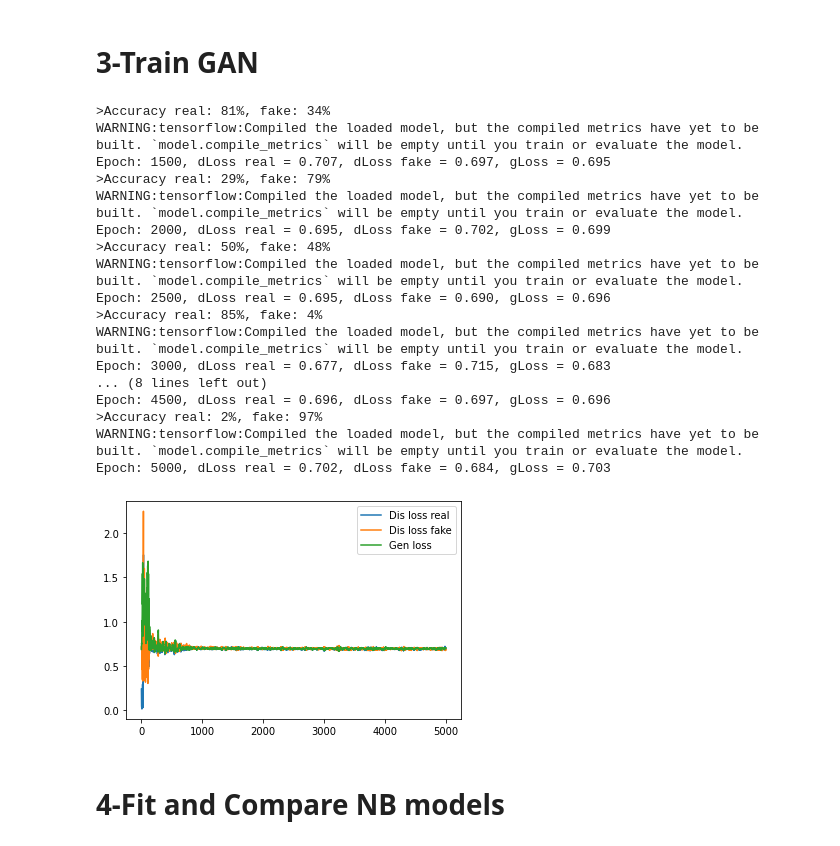
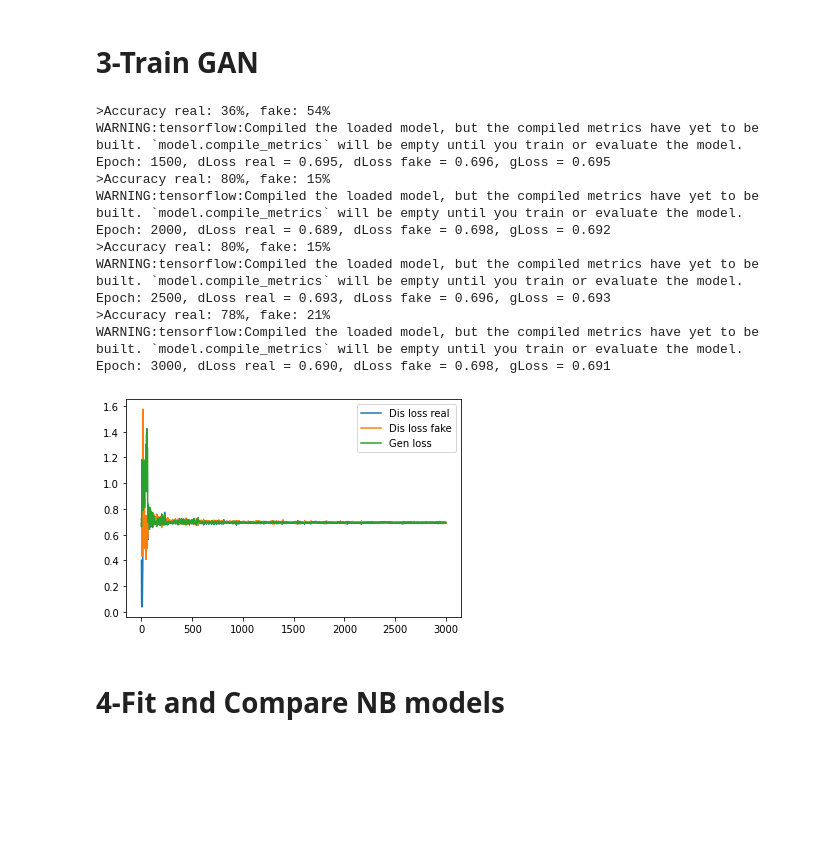
Before and after one commit to mz-zarei/CGAN-Augmentation, a Jupyter notebook: RealDataAugmentation_CGAN.ipynb, the cells around one changed output. Saved outputs shown, nothing was run; the diff lists cells and outputs as text; code cells hidden in the pictures; blank space fills up the shorter version.

```diff
--- a/RealDataAugmentation_CGAN.ipynb
+++ b/RealDataAugmentation_CGAN.ipynb
@@ -277,38 +295,33 @@ CrashData.head()
 # %%
 y_train1 = CrashData[target]
 x_train1 = CrashData[x_columns]
 
-gen_lr, dis_lr, gen_dec, dis_dec, n_epochs, n_batch = 0.001, 0.001, 0.001, 0.001, 5000, int(25)  # FI crash
+gen_lr, dis_lr, gen_dec, dis_dec, n_epochs, n_batch = 0.001, 0.001, 0.001, 0.001, 3000, int(25)  # FI crash
 
 # create the discriminator
 d_model = define_discriminator()
 # create the generator
 g_model = define_generator(latent_dim)
 # create the gan
 gan_model = define_gan(g_model, d_model)
 # load image data
 dataset = load_real_samples(x_train1,y_train1)
 # # train model
 d1_hist, d2_hist, g_hist = train(g_model, d_model, gan_model, dataset, latent_dim, n_epochs, n_batch)
 # %% [output]
->Accuracy real: 81%, fake: 34%
+>Accuracy real: 36%, fake: 54%
 WARNING:tensorflow:Compiled the loaded model, but the compiled metrics have yet to be built. `model.compile_metrics` will be empty until you train or evaluate the model.
-Epoch: 1500, dLoss real = 0.707, dLoss fake = 0.697, gLoss = 0.695
->Accuracy real: 29%, fake: 79%
+Epoch: 1500, dLoss real = 0.695, dLoss fake = 0.696, gLoss = 0.695
+>Accuracy real: 80%, fake: 15%
 WARNING:tensorflow:Compiled the loaded model, but the compiled metrics have yet to be built. `model.compile_metrics` will be empty until you train or evaluate the model.
-Epoch: 2000, dLoss real = 0.695, dLoss fake = 0.702, gLoss = 0.699
->Accuracy real: 50%, fake: 48%
+Epoch: 2000, dLoss real = 0.689, dLoss fake = 0.698, gLoss = 0.692
+>Accuracy real: 80%, fake: 15%
 WARNING:tensorflow:Compiled the loaded model, but the compiled metrics have yet to be built. `model.compile_metrics` will be empty until you train or evaluate the model.
-Epoch: 2500, dLoss real = 0.695, dLoss fake = 0.690, gLoss = 0.696
->Accuracy real: 85%, fake: 4%
+Epoch: 2500, dLoss real = 0.693, dLoss fake = 0.696, gLoss = 0.693
+>Accuracy real: 78%, fake: 21%
 WARNING:tensorflow:Compiled the loaded model, but the compiled metrics have yet to be built. `model.compile_metrics` will be empty until you train or evaluate the model.
-Epoch: 3000, dLoss real = 0.677, dLoss fake = 0.715, gLoss = 0.683
-... (8 lines left out)
-Epoch: 4500, dLoss real = 0.696, dLoss fake = 0.697, gLoss = 0.696
->Accuracy real: 2%, fake: 97%
-WARNING:tensorflow:Compiled the loaded model, but the compiled metrics have yet to be built. `model.compile_metrics` will be empty until you train or evaluate the model.
-Epoch: 5000, dLoss real = 0.702, dLoss fake = 0.684, gLoss = 0.703
+Epoch: 3000, dLoss real = 0.690, dLoss fake = 0.698, gLoss = 0.691
-[figure, old version]
+[figure, new version]
 # %% [markdown]
 # **4-Fit and Compare NB models**
 # %% [markdown]
```
Also changed, not shown: parts of 10 cells of this notebook.
